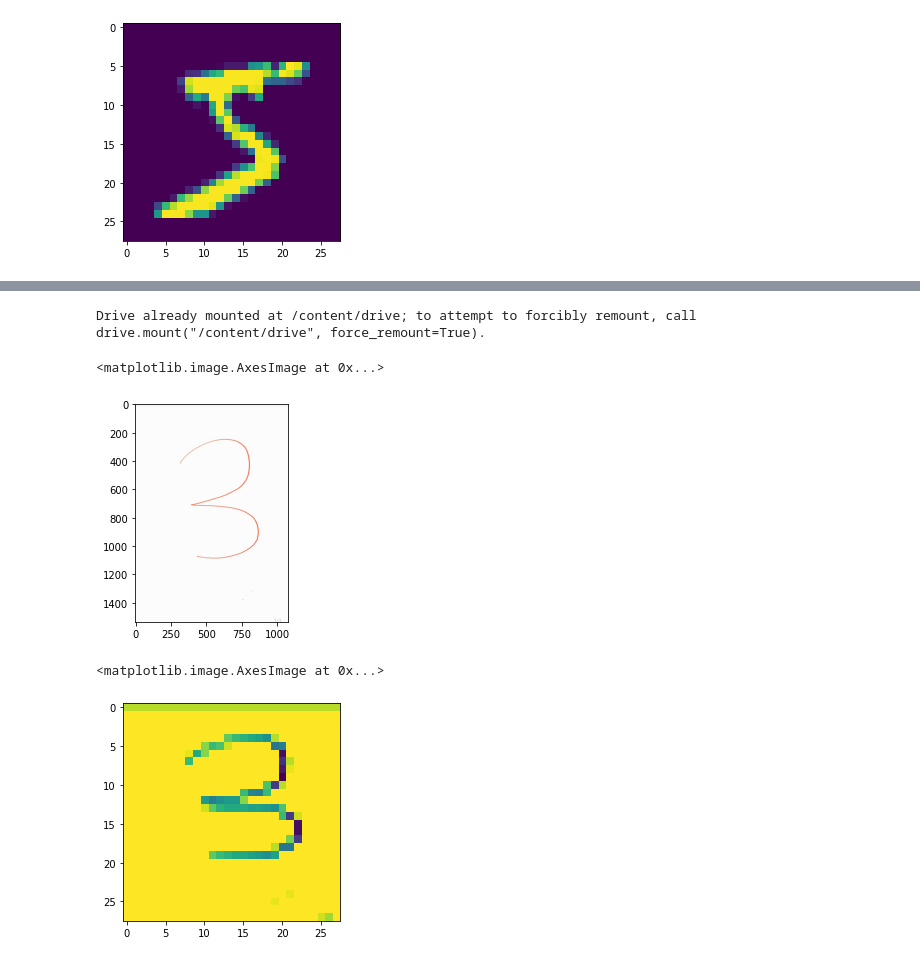
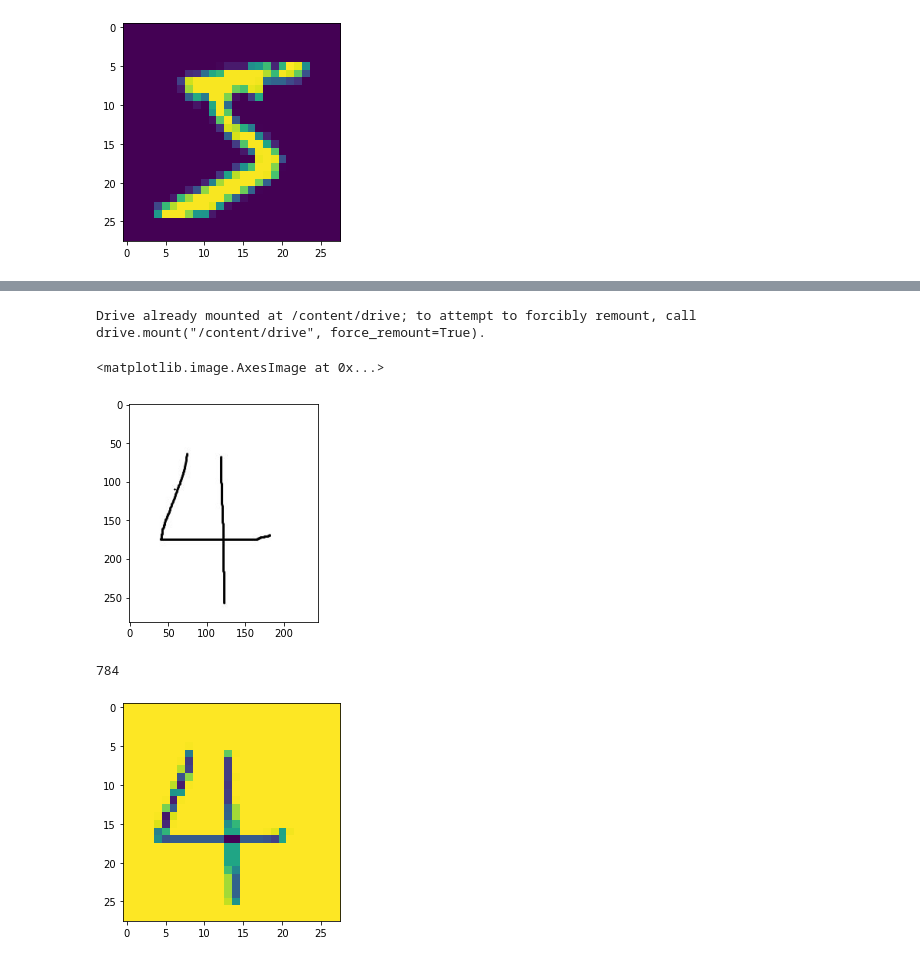
Before and after one commit to hch507/mnist-classification, a Jupyter notebook: mnist_classification_CNN.ipynb, the cells around one changed output, grey strips where cells are left out. Cells and saved outputs as stored; diff of their text form; code cells hidden in the pictures.

Commit message:
Colaboratory를 통해 생성됨

```diff
--- a/mnist_classification_CNN.ipynb
+++ b/mnist_classification_CNN.ipynb
@@ -105,16 +102,17 @@ model.evaluate(x_test, y_test)
 # %%
 from google.colab import drive
 import cv2
 import numpy as np
+
 drive.mount('/content/drive')
-image = '/content/drive/MyDrive/Colab Notebooks/thrid.jpeg'
+image = '/content/drive/MyDrive/Colab Notebooks/num.JPG'
 test_image = cv2.imread(image, cv2.IMREAD_COLOR)
 
 plt.imshow(test_image)
 # %% [output]
 Drive already mounted at /content/drive; to attempt to forcibly remount, call drive.mount("/content/drive", force_remount=True).
 <matplotlib.image.AxesImage at 0x...>
-[figure, old version]
+[figure, new version]
 # %%
 test_image = cv2.cvtColor(test_image, cv2.COLOR_BGR2GRAY)
 
@@ -122,7 +120,8 @@ test_image = cv2.resize(test_image, (28,28),interpolation=cv2.INTER_AREA)
 test_image = test_image / 255.0
 
 plt.imshow(test_image)
+test_image.size
 # %% [output]
-<matplotlib.image.AxesImage at 0x...>
+784
-[figure, old version]
+[figure, new version]
 # %%
```
Also changed, not shown: parts of 12 cells of this notebook.
